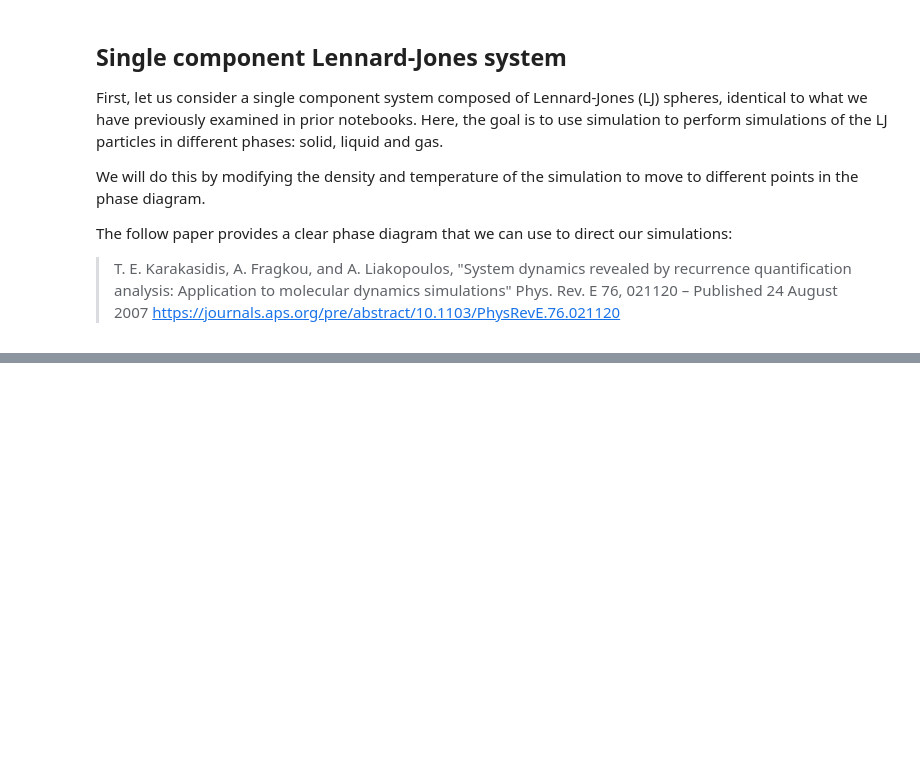
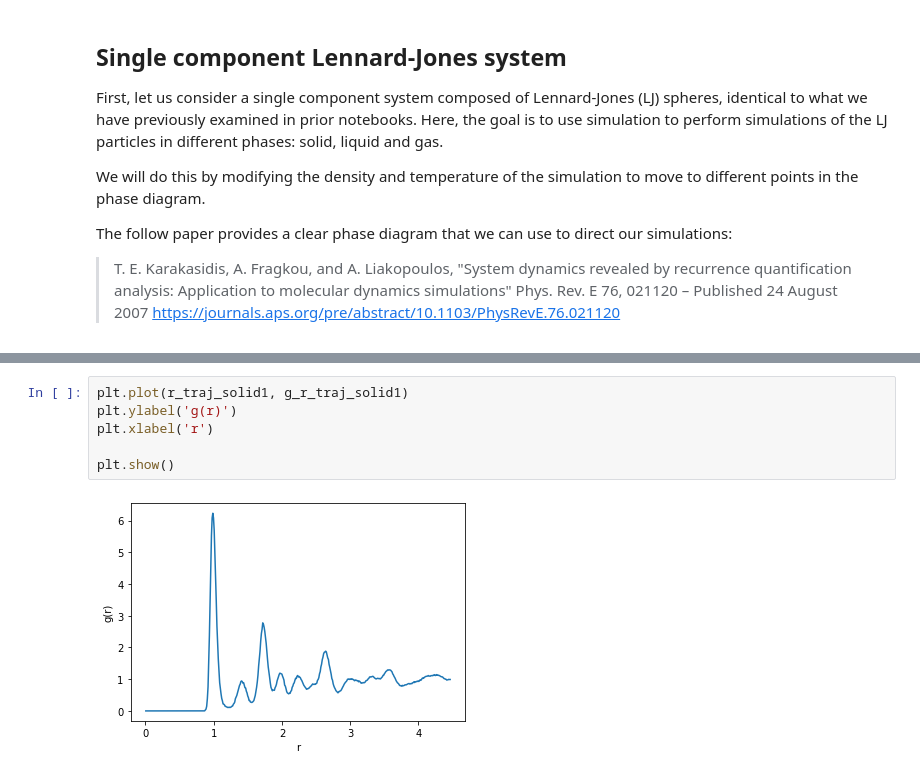
Before and after one commit to PTC-CMC/cybercamp, a Jupyter notebook: Predicting Phase Behavior.ipynb, the cells around one changed output, grey strips where cells are left out. Drawn from its saved outputs; the diff is of its cells as text; blank space fills up the shorter version.

```diff
--- a/Predicting Phase Behavior.ipynb
+++ b/Predicting Phase Behavior.ipynb
@@ -189,0 +448,8 @@ plt.show()
+# %%
+plt.plot(r_traj_solid1, g_r_traj_solid1)
+plt.ylabel('g(r)')
+plt.xlabel('r')
+
+plt.show()
+# %% [output]
+[figure, added]
```
Also changed, not shown: parts of 23 cells of this notebook, 3 other files.
